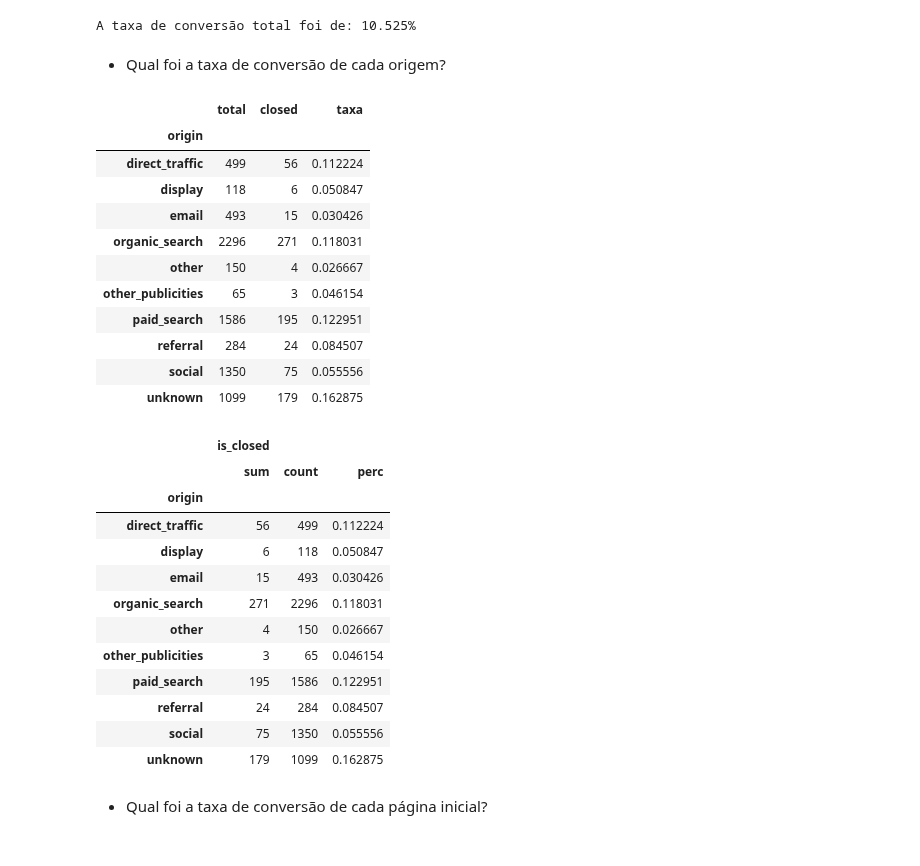
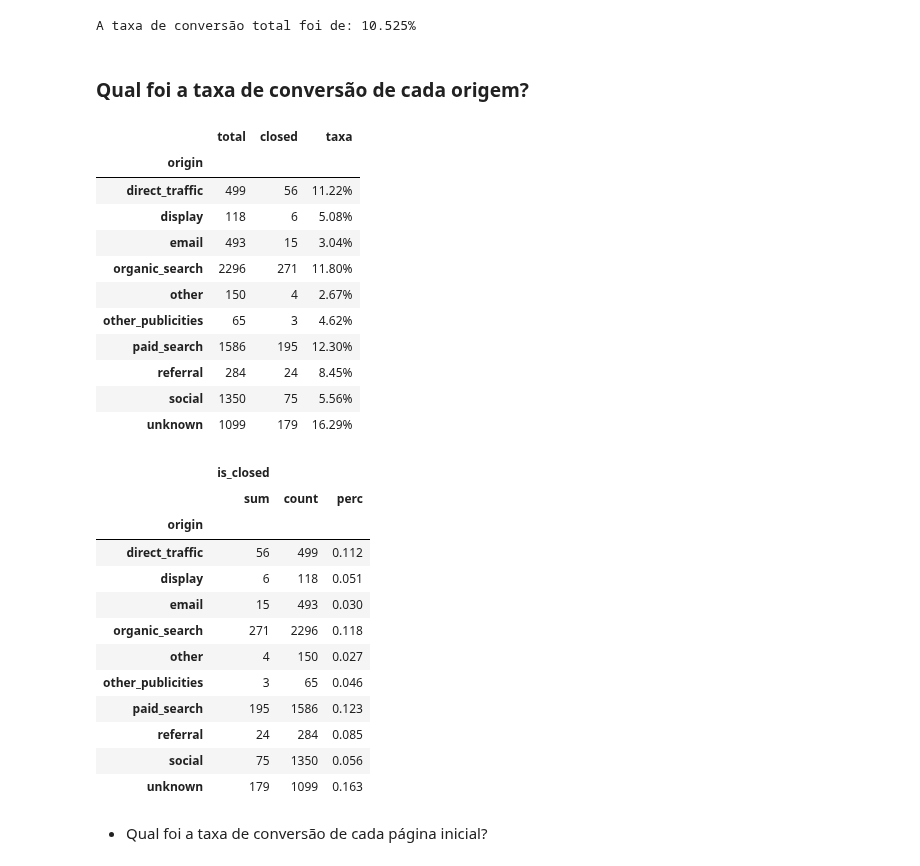
Before and after one commit to lucallegari/project01, a Jupyter notebook: dados01 - olist_mkt_funnel/solution.ipynb, the cells around one changed output. Saved outputs shown, nothing was run; the diff lists cells and outputs as text; code cells hidden in the pictures.

Commit message:
Organizando código e formatando percentuais

```diff
--- a/dados01 - olist_mkt_funnel/solution.ipynb
+++ b/dados01 - olist_mkt_funnel/solution.ipynb
@@ -6,3 +5,3 @@ Processamento de dados:
 # %%
 # Tratando informações da tabela de todos os Leads
-df1 = pd.read_csv('olist_marketing_qualified_leads_dataset.csv', sep = ',')
+df_leads = pd.read_csv('olist_marketing_qualified_leads_dataset.csv', sep = ',')
@@ -9,3 +33,3 @@ df1 = pd.read_csv('olist_marketing_qualified_leads_dataset.csv', sep = ',')
 # %%
 # Tratando informações da tabela de acordos firmados
-df2 = pd.read_csv('olist_closed_deals_dataset.csv', sep = ',')
+df_closed_deals = pd.read_csv('olist_closed_deals_dataset.csv', sep = ',')
@@ -12,4 +67,4 @@ df2 = pd.read_csv('olist_closed_deals_dataset.csv', sep = ',')
 # %%
 # Criando a coluna 'is_closed' na tabela de acodos fechados/firmados
-df2['is_closed'] = True
+df_closed_deals['is_closed'] = True
 # %% [markdown]
@@ -17,3 +72,4 @@ df2['is_closed'] = True
 # %%
 # Criando a tabela com todas as informações disponíveis
-tabela_mqls = pd.merge(df1, df2, how='left', on='mql_id')
+tabela_mqls = pd.merge(df_leads, df_closed_deals, how='left', on='mql_id')
+tabela_mqls.head(2)
@@ -51,25 +111,33 @@ print("A taxa de conversão total foi de:", '{0:.3%}'.format(tx_conv_total))
 # %% [output]
 A taxa de conversão total foi de: 10.525%
 # %% [markdown]
-- Qual foi a taxa de conversão de cada origem?
+### Qual foi a taxa de conversão de cada origem?
 # %%
+# Calculando o total de leads por origem
 conv_origem = tabela_mqls.groupby('origin')['is_closed'].count().to_frame('total')
+
+# Calculando o total de acordos fechados por origem
 conv_origem['closed'] = tabela_mqls.groupby('origin')['is_closed'].sum()
-conv_origem['taxa'] = conv_origem['closed']/conv_origem['total']
+
+# Calculando a taxa de conversão para cada origem
+conv_origem['taxa'] = (conv_origem['closed']/conv_origem['total'])
+
+# Formatando a coluna 'taxa' para o formato de percentual
+conv_origem['taxa'] = conv_origem['taxa'].map(lambda n: '{:.2%}'.format(n))
 conv_origem
 # %% [output]
 |  | total | closed | taxa |
 | origin |  |  |  |
-| direct_traffic | 499 | 56 | 0.112224 |
-| display | 118 | 6 | 0.050847 |
-| email | 493 | 15 | 0.030426 |
-| organic_search | 2296 | 271 | 0.118031 |
-| other | 150 | 4 | 0.026667 |
-| other_publicities | 65 | 3 | 0.046154 |
-| paid_search | 1586 | 195 | 0.122951 |
-| referral | 284 | 24 | 0.084507 |
-| social | 1350 | 75 | 0.055556 |
-| unknown | 1099 | 179 | 0.162875 |
+| direct_traffic | 499 | 56 | 11.22% |
+| display | 118 | 6 | 5.08% |
+| email | 493 | 15 | 3.04% |
+| organic_search | 2296 | 271 | 11.80% |
+| other | 150 | 4 | 2.67% |
+| other_publicities | 65 | 3 | 4.62% |
+| paid_search | 1586 | 195 | 12.30% |
+| referral | 284 | 24 | 8.45% |
+| social | 1350 | 75 | 5.56% |
+| unknown | 1099 | 179 | 16.29% |
 # %%
 #Outra forma de fazer o exemplo de cima =) thanks prof!
 def perc(x):
@@ -78,21 +146,21 @@ def perc(x):
 tabela_mqls.groupby('origin').agg({'is_closed':
                                                 ['sum',
                                                 'count',
-                                                perc]})
+                                                perc]}).round(3)
 # %% [output]
 |  | is_closed |  |  |
 |  | sum | count | perc |
 | origin |  |  |  |
-| direct_traffic | 56 | 499 | 0.112224 |
-| display | 6 | 118 | 0.050847 |
-| email | 15 | 493 | 0.030426 |
-| organic_search | 271 | 2296 | 0.118031 |
-| other | 4 | 150 | 0.026667 |
-| other_publicities | 3 | 65 | 0.046154 |
-| paid_search | 195 | 1586 | 0.122951 |
-| referral | 24 | 284 | 0.084507 |
-| social | 75 | 1350 | 0.055556 |
-| unknown | 179 | 1099 | 0.162875 |
+| direct_traffic | 56 | 499 | 0.112 |
+| display | 6 | 118 | 0.051 |
+| email | 15 | 493 | 0.030 |
+| organic_search | 271 | 2296 | 0.118 |
+| other | 4 | 150 | 0.027 |
+| other_publicities | 3 | 65 | 0.046 |
+| paid_search | 195 | 1586 | 0.123 |
+| referral | 24 | 284 | 0.085 |
+| social | 75 | 1350 | 0.056 |
+| unknown | 179 | 1099 | 0.163 |
 # %% [markdown]
 - Qual foi a taxa de conversão de cada página inicial?
 # %%
```
Also changed, not shown: parts of 12 cells of this notebook.
